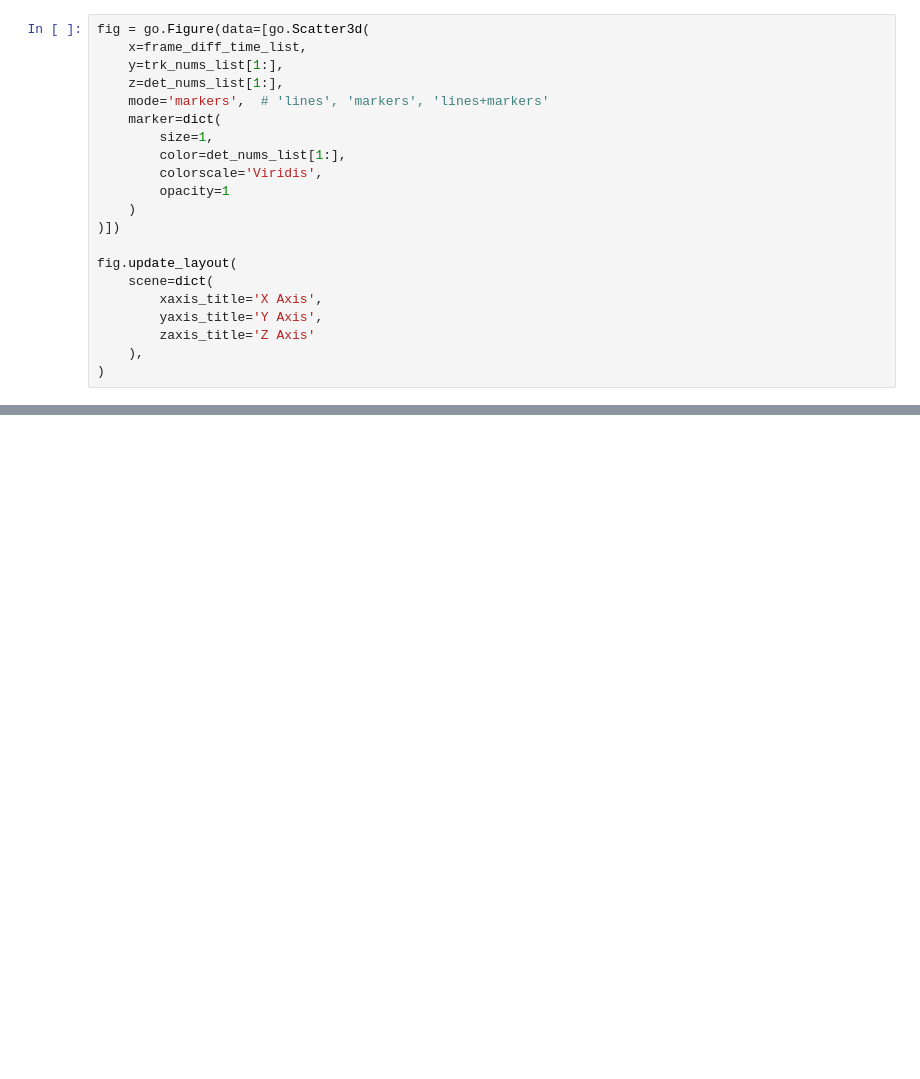
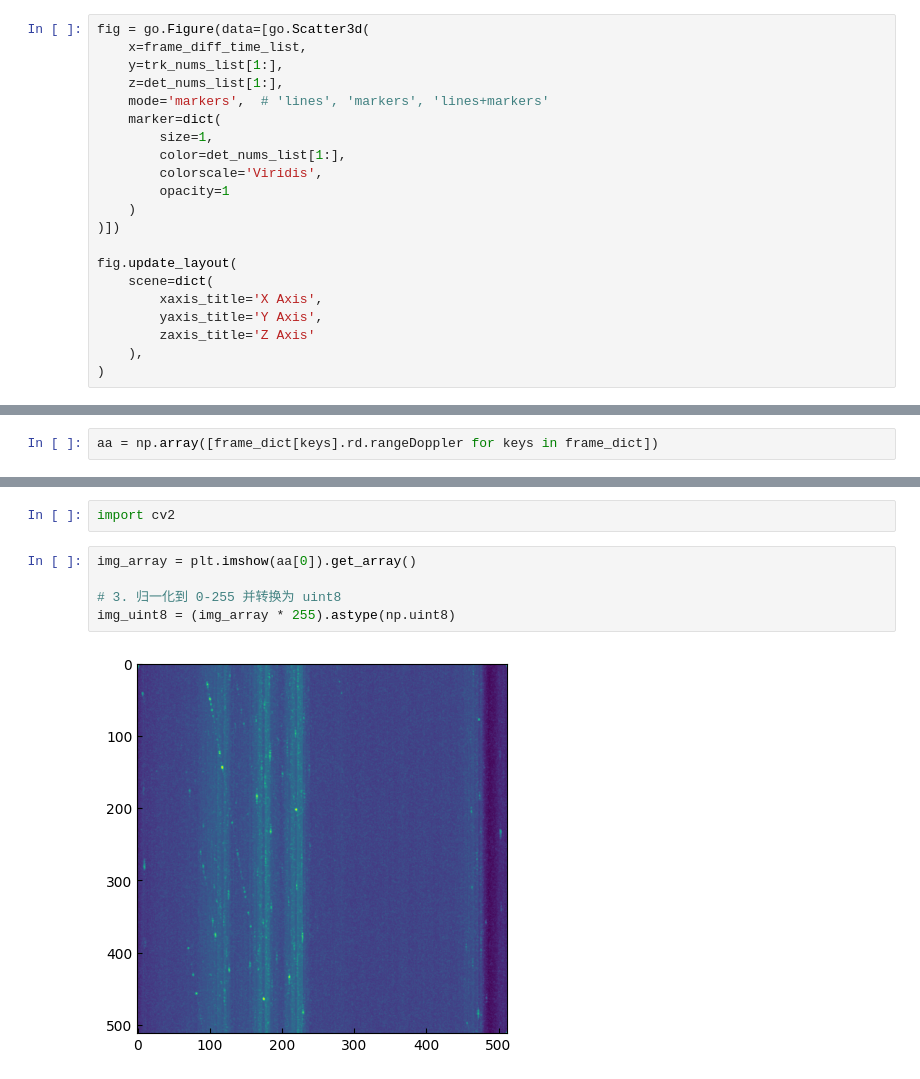
Before and after one commit to Austin2wwzx/VR-Fusion, a Jupyter notebook: utils/radar_preprocess/radar_data_analysis.ipynb, the cells around one changed output, grey strips where cells are left out. Cells and saved outputs as stored; diff of their text form; blank space fills up the shorter version.

```diff
--- a/utils/radar_preprocess/radar_data_analysis.ipynb
+++ b/utils/radar_preprocess/radar_data_analysis.ipynb
@@ -161,0 +186,2 @@ save_floder = '../../result/plot'
+# %%
+aa = np.array([frame_dict[keys].rd.rangeDoppler for keys in frame_dict])
@@ -161,0 +217,9 @@ save_floder = '../../result/plot'
+# %%
+import cv2
+# %%
+img_array = plt.imshow(aa[0]).get_array()
+
+# 3. 归一化到 0-255 并转换为 uint8
+img_uint8 = (img_array * 255).astype(np.uint8)
+# %% [output]
+[figure, added]
```
Also changed, not shown: parts of 22 cells of this notebook, 6 other files.
